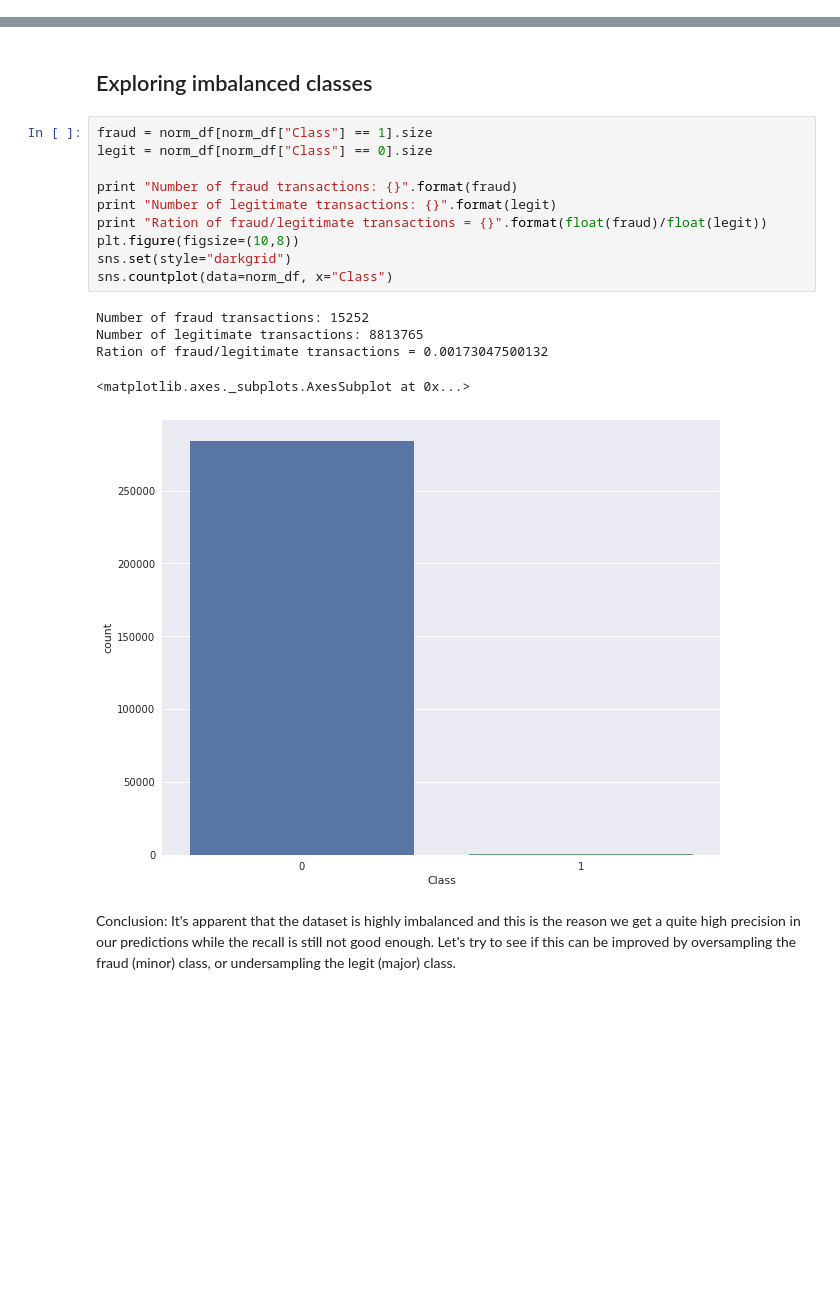
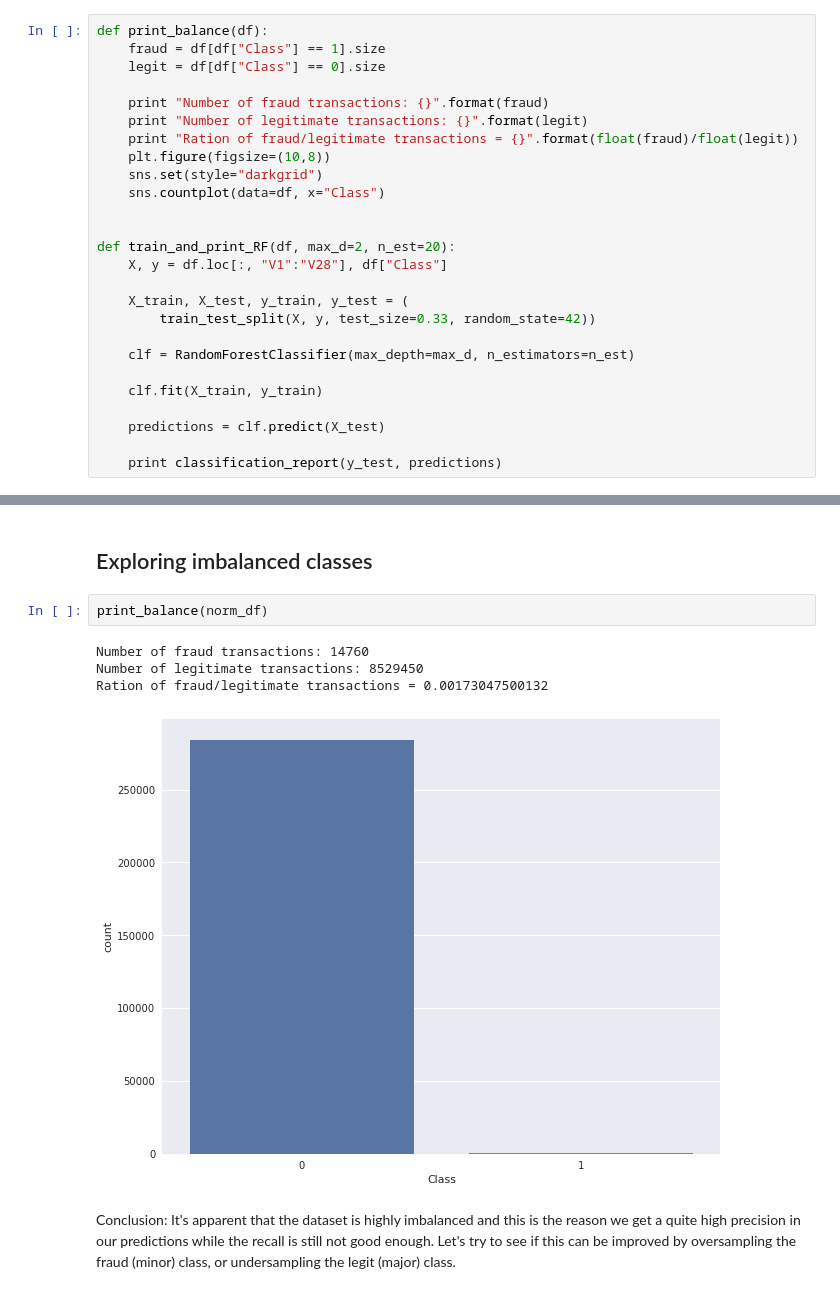
Before and after one commit to csioa/FraudDetection, a Jupyter notebook: FraudDetection.ipynb, the cells around one changed output, grey strips where cells are left out. Cells and saved outputs as stored; diff of their text form; blank space fills up the shorter version.

```diff
--- a/FraudDetection.ipynb
+++ b/FraudDetection.ipynb
@@ -11,3 +14,29 @@ from sklearn import preprocessing
+# %%
+def print_balance(df):
+    fraud = df[df["Class"] == 1].size
+    legit = df[df["Class"] == 0].size
+
+    print "Number of fraud transactions: {}".format(fraud)
+    print "Number of legitimate transactions: {}".format(legit)
+    print "Ration of fraud/legitimate transactions = {}".format(float(fraud)/float(legit))
+    plt.figure(figsize=(10,8))
+    sns.set(style="darkgrid")
+    sns.countplot(data=df, x="Class")
+
+
+def train_and_print_RF(df, max_d=2, n_est=20):
+    X, y = df.loc[:, "V1":"V28"], df["Class"]
+
+    X_train, X_test, y_train, y_test = (
+        train_test_split(X, y, test_size=0.33, random_state=42))
+
+    clf = RandomForestClassifier(max_depth=max_d, n_estimators=n_est)
+
+    clf.fit(X_train, y_train)
+
+    predictions = clf.predict(X_test)
+
+    print classification_report(y_test, predictions)
 # %% [markdown]
 ## Loading and exploring the dataset
 # %%
@@ -75,21 +94,12 @@ print confusion_matrix(y_test, predictions)
 # %% [markdown]
 ## Exploring imbalanced classes
-# %%
-fraud = norm_df[norm_df["Class"] == 1].size
-legit = norm_df[norm_df["Class"] == 0].size
-
-print "Number of fraud transactions: {}".format(fraud)
-print "Number of legitimate transactions: {}".format(legit)
-print "Ration of fraud/legitimate transactions = {}".format(float(fraud)/float(legit))
-plt.figure(figsize=(10,8))
-sns.set(style="darkgrid")
-sns.countplot(data=norm_df, x="Class")
-# %% [output]
-Number of fraud transactions: 15252
-Number of legitimate transactions: 8813765
-Ration of fraud/legitimate transactions = 0.00173047500132
-<matplotlib.axes._subplots.AxesSubplot at 0x...>
-[figure, removed]
+# %%
+print_balance(norm_df)
+# %% [output]
+Number of fraud transactions: 14760
+Number of legitimate transactions: 8529450
+Ration of fraud/legitimate transactions = 0.00173047500132
+[figure, added]
 # %% [markdown]
 Conclusion: It's apparent that the dataset is highly imbalanced and this is the reason we get a quite high precision in our predictions while the recall is still not good enough. Let's try to see if this can be improved by oversampling the fraud (minor) class, or undersampling the legit (major) class.
 # %% [markdown]
```
Also changed, not shown: parts of 15 cells of this notebook.
